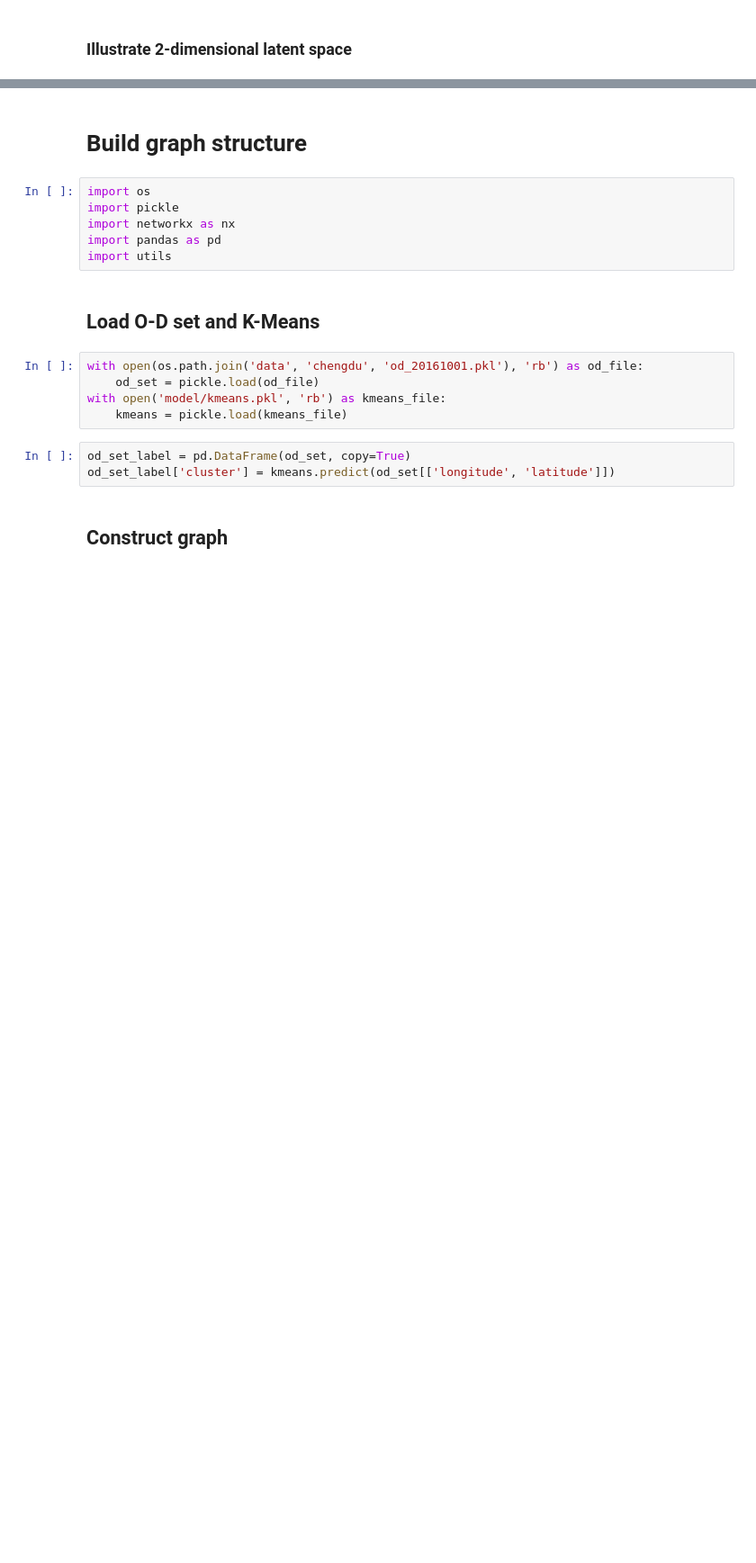
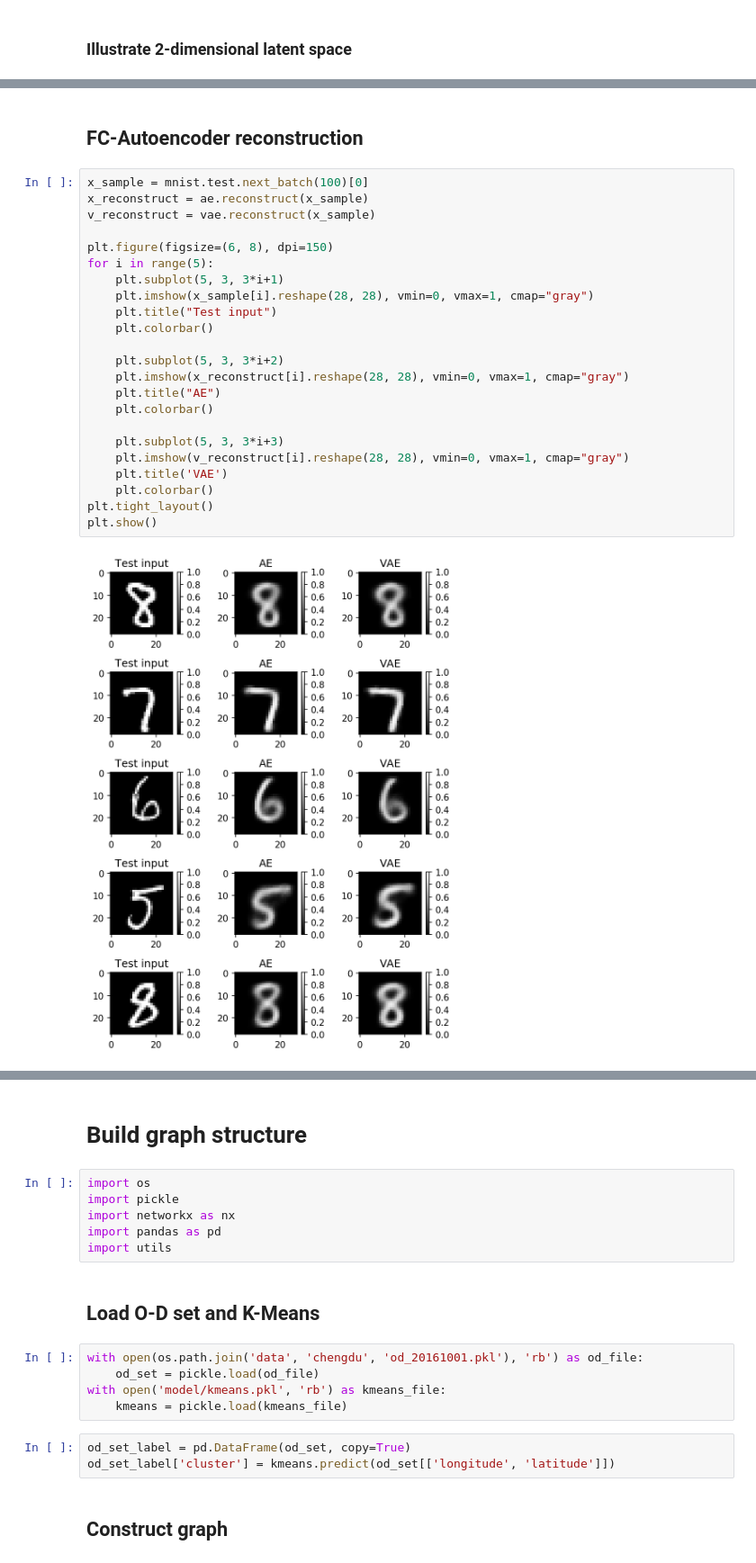
Before and after one commit to Logan-Lin/ELAINE-tensorflow, a Jupyter notebook: ELAINE.ipynb, the cells around one changed output, grey strips where cells are left out. Shown at 90% size. Saved outputs shown, nothing was run; the diff lists cells and outputs as text; blank space fills up the shorter version.

```diff
--- a/ELAINE.ipynb
+++ b/ELAINE.ipynb
@@ -319,0 +511,27 @@ plt.tight_layout()
+# %% [markdown]
+## FC-Autoencoder reconstruction
+# %%
+x_sample = mnist.test.next_batch(100)[0]
+x_reconstruct = ae.reconstruct(x_sample)
+v_reconstruct = vae.reconstruct(x_sample)
+
+plt.figure(figsize=(6, 8), dpi=150)
+for i in range(5):
+    plt.subplot(5, 3, 3*i+1)
+    plt.imshow(x_sample[i].reshape(28, 28), vmin=0, vmax=1, cmap="gray")
+    plt.title("Test input")
+    plt.colorbar()
+
+    plt.subplot(5, 3, 3*i+2)
+    plt.imshow(x_reconstruct[i].reshape(28, 28), vmin=0, vmax=1, cmap="gray")
+    plt.title("AE")
+    plt.colorbar()
+
+    plt.subplot(5, 3, 3*i+3)
+    plt.imshow(v_reconstruct[i].reshape(28, 28), vmin=0, vmax=1, cmap="gray")
+    plt.title('VAE')
+    plt.colorbar()
+plt.tight_layout()
+plt.show()
+# %% [output]
+[figure, added]
```
Also changed, not shown: parts of 18 cells of this notebook.
